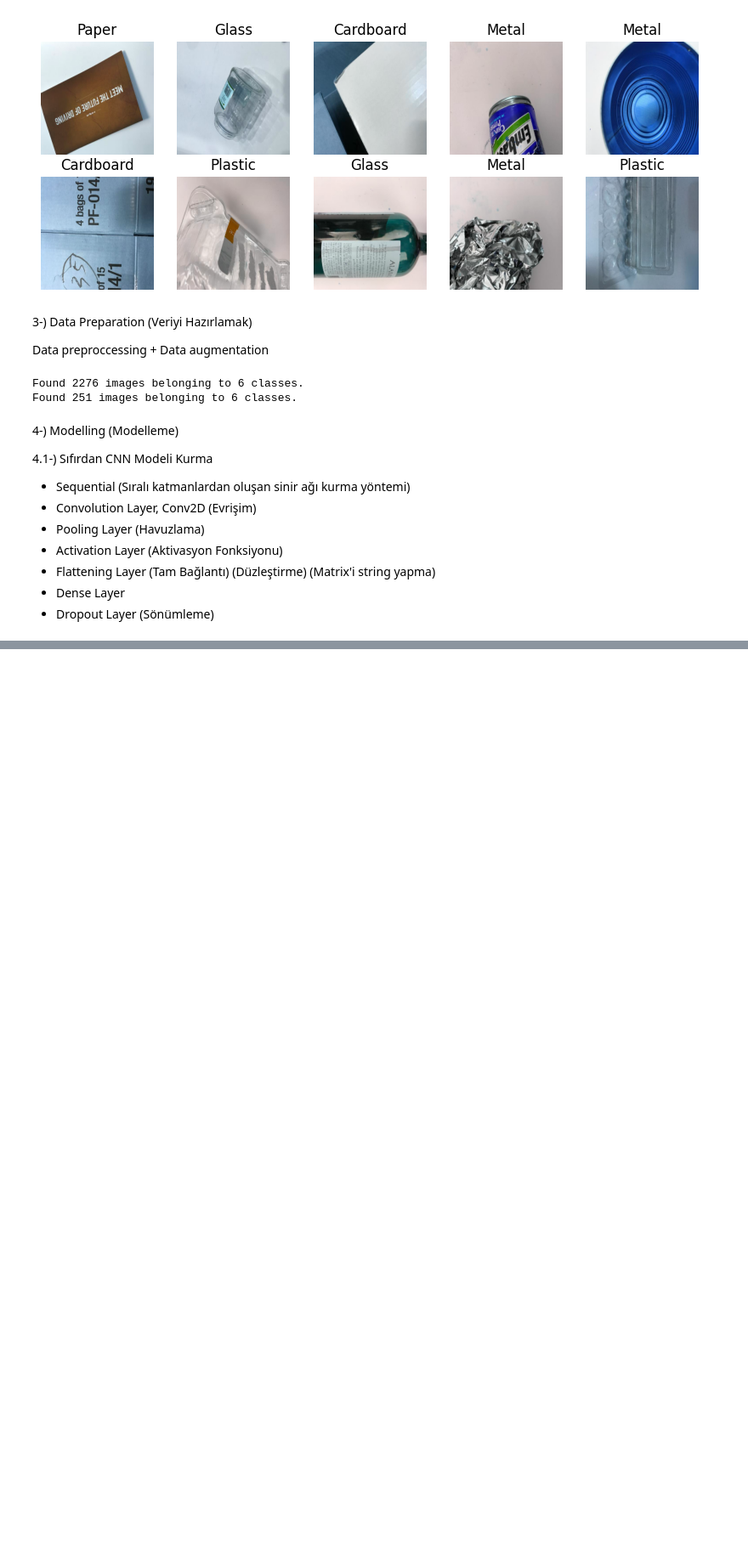
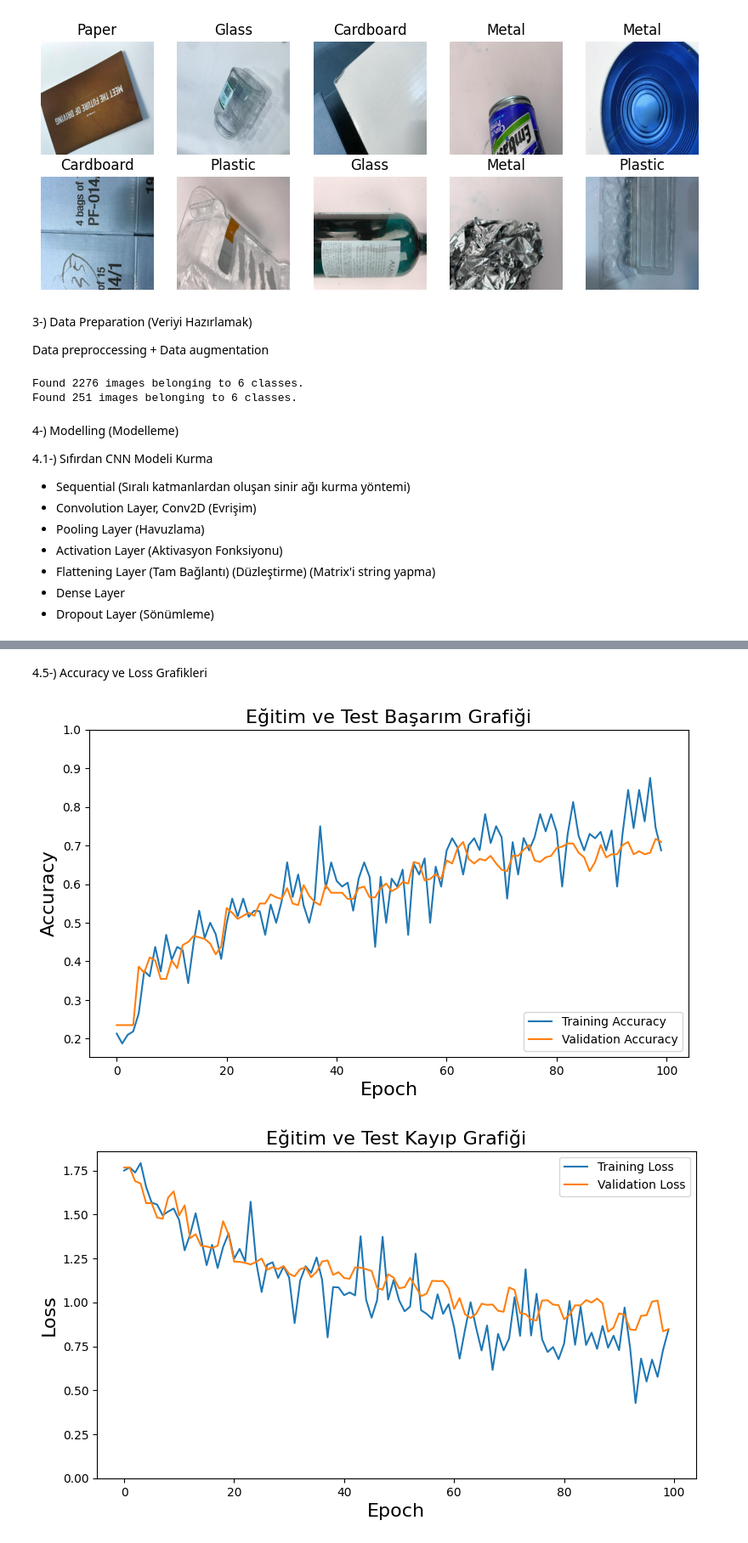
Before and after one commit to giraydorukyurt7/Data_Science-And-Artificial_Intelligence-Journeys, a Jupyter notebook: Deep_Learning/CNN/CNN_Application.ipynb, the cells around one changed output, grey strips where cells are left out. Shown at 85% size. Saved outputs shown, nothing was run; the diff lists cells and outputs as text; code cells hidden in the pictures; blank space fills up the shorter version.

```diff
--- a/Deep_Learning/CNN/CNN_Application.ipynb
+++ b/Deep_Learning/CNN/CNN_Application.ipynb
@@ -266,0 +308,6 @@ model.add(Dense(units=64,           #units: nöron sayısı
+# %%
+model.compile(loss      = "categorical_crossentropy", #2'den fazla sınıfta kullanılır.
+              optimizer = "adam",                     #Deneme yanılma yönüyle diğerleri de test edilebilir, genellikle çoklu sınıflandırma için adam daha iyi optimize eder.
+              metrics   = [tf.keras.metrics.Precision(),#precission ve recall
+                           tf.keras.metrics.Recall(),   # olası dengesizlik durumları
+                           "acc"])                      #accuracy
@@ -266,0 +330,8 @@ model.add(Dense(units=64,           #units: nöron sayısı
+# %%
+history = model.fit(train_generator,                       #train bilgileri
+                    epochs              = 100,             #iterasyon sayısı
+                    validation_data     = test_generator,  #test bilgileri
+                    callbacks           = callbacks,       #overfitting'i engellemek için
+                    #workers            = 0,               #paralel olarak gruplar oluşturan iş parçacığı sayısı(donanımsal parametre)
+                    steps_per_epoch     = 2276//32,        #1 epoch tamamlandığındai sonraki epochun başladığını bildirmeden önceki toplam adım sayısı.
+                    validation_steps    = 251//32)         #1 epoch tamamlandığındai sonraki epochun başladığını bildirmeden önceki toplam adım sayısı.
@@ -266,0 +356,31 @@ model.add(Dense(units=64,           #units: nöron sayısı
+# %% [markdown]
+4.5-) Accuracy ve Loss Grafikleri
+# %%
+###############################
+# Accuracy ve Loss Grafikleri #
+###############################
+
+#------------------Grafik 1 Accuracy------------------
+plt.figure(figsize=(20,5))
+plt.subplot(1,2,1)
+plt.plot(history.history["acc"], label="Training Accuracy")
+plt.plot(history.history["val_acc"], label="Validation Accuracy")
+plt.legend(loc="lower right")
+plt.xlabel("Epoch", fontsize=16)
+plt.ylabel("Accuracy", fontsize=16)
+plt.ylim([min(plt.ylim()),1])
+plt.title("Eğitim ve Test Başarım Grafiği", fontsize=16)
+#------------------Grafik 2 Loss------------------
+plt.figure(figsize=(20,5))
+plt.subplot(1,2,2)
+plt.plot(history.history["loss"], label="Training Loss")
+plt.plot(history.history["val_loss"], label="Validation Loss")
+plt.legend(loc="upper right")
+plt.xlabel("Epoch", fontsize=16)
+plt.ylabel("Loss", fontsize=16)
+plt.ylim([0,max(plt.ylim())])
+plt.title("Eğitim ve Test Kayıp Grafiği", fontsize=16)
+plt.show()
+# %% [output]
+[figure, added]
+[figure, added]
```
Also changed, not shown: parts of 26 cells of this notebook, 2 other files.
